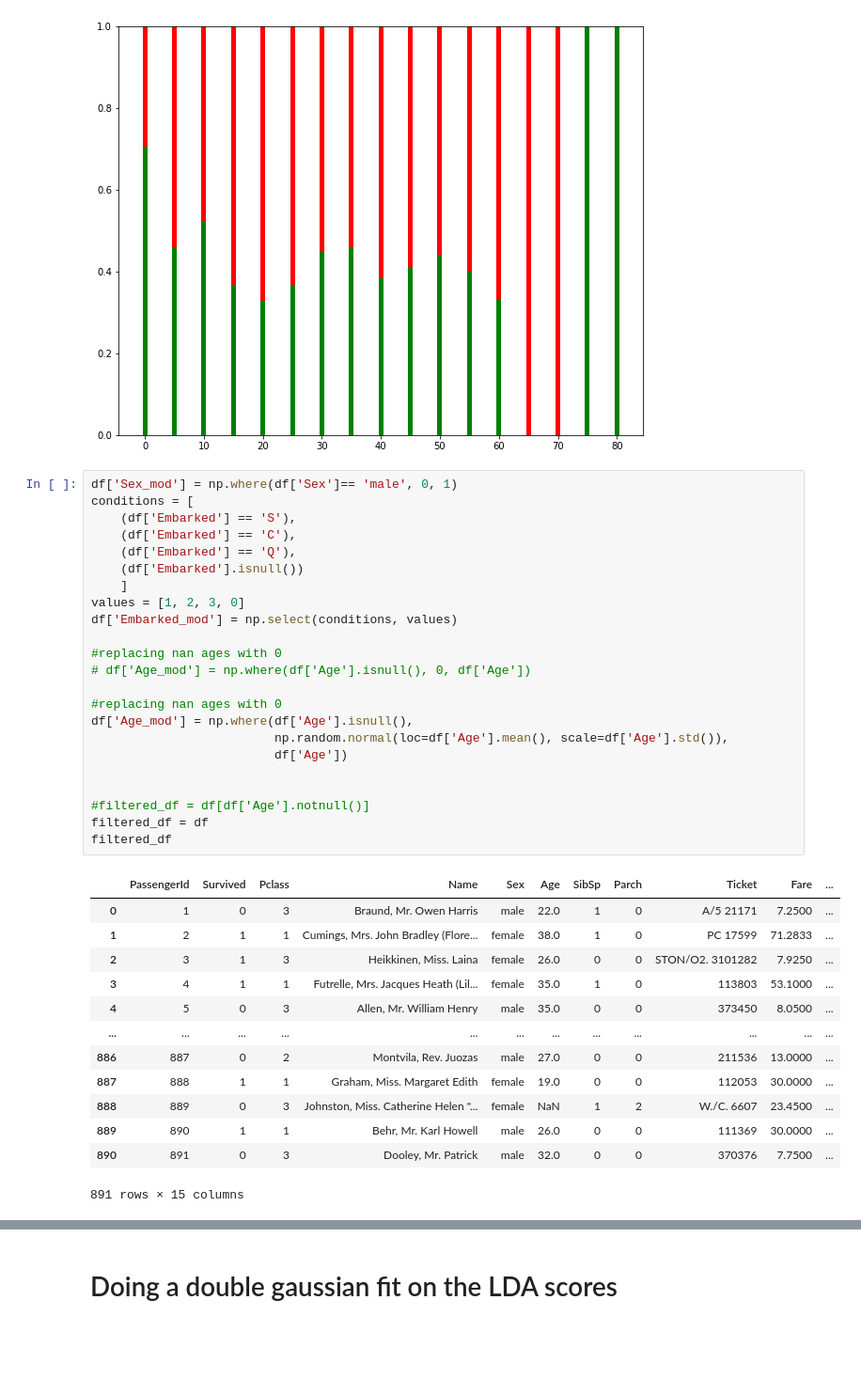
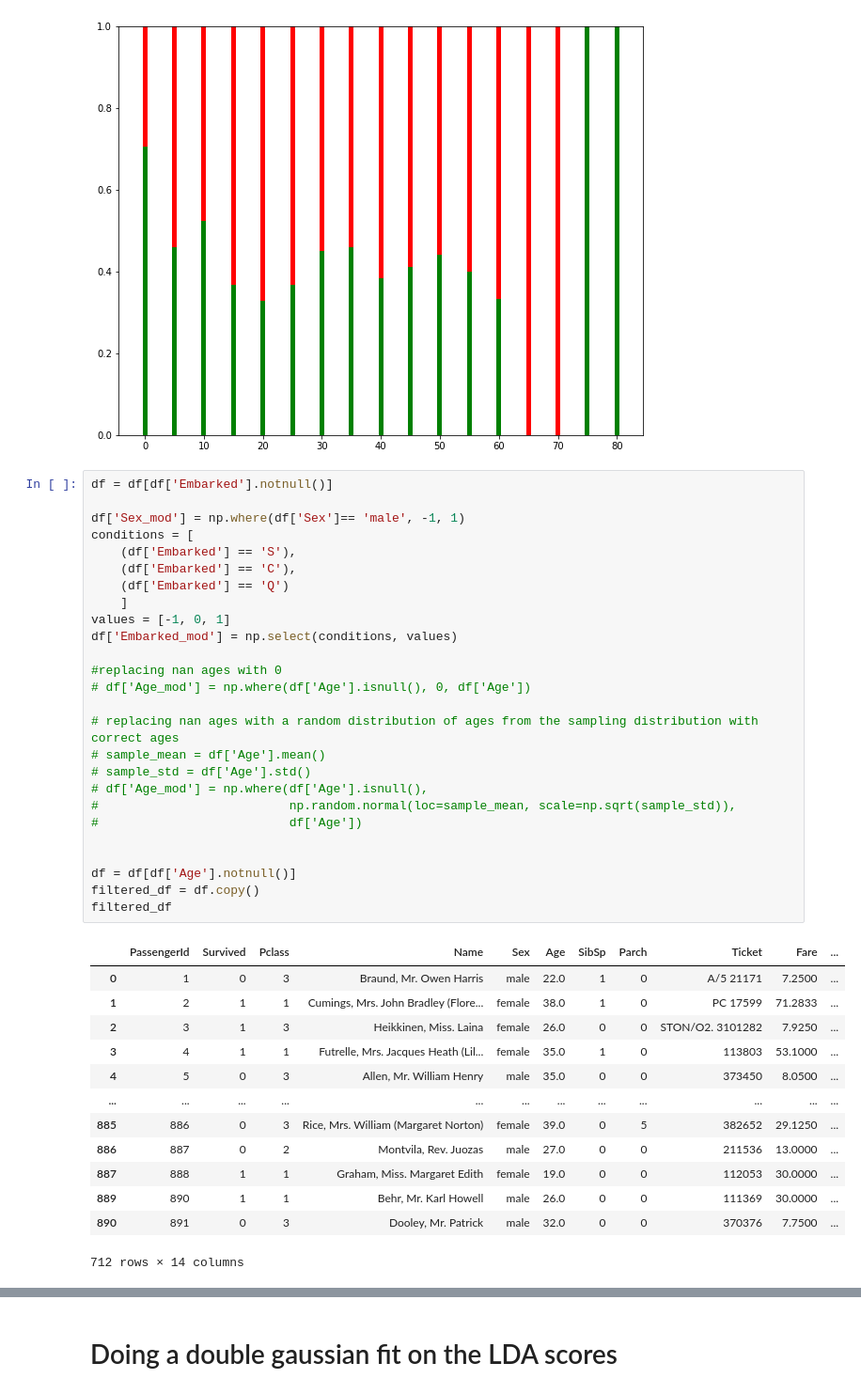
Before and after one commit to gshikhri/kaggle-titanic, a Jupyter notebook: kaggle-titanic.ipynb, the cells around one changed output, grey strips where cells are left out. Shown: that part at 94% size. Cells and saved outputs as stored; diff of their text form; blank space fills up the shorter version.

```diff
--- a/kaggle-titanic.ipynb
+++ b/kaggle-titanic.ipynb
@@ -85,39 +85,42 @@ for i in range(len(bin_edges)-1):
 # %% [output]
 [figure]
 # %%
-df['Sex_mod'] = np.where(df['Sex']== 'male', 0, 1)
+df = df[df['Embarked'].notnull()]
+
+df['Sex_mod'] = np.where(df['Sex']== 'male', -1, 1)
 conditions = [
     (df['Embarked'] == 'S'),
     (df['Embarked'] == 'C'),
-    (df['Embarked'] == 'Q'),
-    (df['Embarked'].isnull())
+    (df['Embarked'] == 'Q')
     ]
-values = [1, 2, 3, 0]
+values = [-1, 0, 1]
 df['Embarked_mod'] = np.select(conditions, values)
 
 #replacing nan ages with 0
 # df['Age_mod'] = np.where(df['Age'].isnull(), 0, df['Age'])
 
-#replacing nan ages with 0
-df['Age_mod'] = np.where(df['Age'].isnull(),
-                         np.random.normal(loc=df['Age'].mean(), scale=df['Age'].std()),
-                         df['Age'])
+# replacing nan ages with a random distribution of ages from the sampling distribution with correct ages
+# sample_mean = df['Age'].mean()
+# sample_std = df['Age'].std()
+# df['Age_mod'] = np.where(df['Age'].isnull(),
+#                          np.random.normal(loc=sample_mean, scale=np.sqrt(sample_std)),
+#                          df['Age'])
 
 
-#filtered_df = df[df['Age'].notnull()]
-filtered_df = df
+df = df[df['Age'].notnull()]
+filtered_df = df.copy()
 filtered_df
 # %% [output]
 |  | PassengerId | Survived | Pclass | Name | Sex | Age | SibSp | Parch | Ticket | Fare | ... |
 | 0 | 1 | 0 | 3 | Braund, Mr. Owen Harris | male | 22.0 | 1 | 0 | A/5 21171 | 7.2500 | ... |
 | 1 | 2 | 1 | 1 | Cumings, Mrs. John Bradley (Flore... | female | 38.0 | 1 | 0 | PC 17599 | 71.2833 | ... |
 | 2 | 3 | 1 | 3 | Heikkinen, Miss. Laina | female | 26.0 | 0 | 0 | STON/O2. 3101282 | 7.9250 | ... |
 | 3 | 4 | 1 | 1 | Futrelle, Mrs. Jacques Heath (Lil... | female | 35.0 | 1 | 0 | 113803 | 53.1000 | ... |
 | 4 | 5 | 0 | 3 | Allen, Mr. William Henry | male | 35.0 | 0 | 0 | 373450 | 8.0500 | ... |
 | ... | ... | ... | ... | ... | ... | ... | ... | ... | ... | ... | ... |
+| 885 | 886 | 0 | 3 | Rice, Mrs. William (Margaret Norton) | female | 39.0 | 0 | 5 | 382652 | 29.1250 | ... |
 | 886 | 887 | 0 | 2 | Montvila, Rev. Juozas | male | 27.0 | 0 | 0 | 211536 | 13.0000 | ... |
 | 887 | 888 | 1 | 1 | Graham, Miss. Margaret Edith | female | 19.0 | 0 | 0 | 112053 | 30.0000 | ... |
-| 888 | 889 | 0 | 3 | Johnston, Miss. Catherine Helen "... | female | NaN | 1 | 2 | W./C. 6607 | 23.4500 | ... |
 | 889 | 890 | 1 | 1 | Behr, Mr. Karl Howell | male | 26.0 | 0 | 0 | 111369 | 30.0000 | ... |
 | 890 | 891 | 0 | 3 | Dooley, Mr. Patrick | male | 32.0 | 0 | 0 | 370376 | 7.7500 | ... |
-891 rows × 15 columns
+712 rows × 14 columns
```
Also changed, not shown: parts of 16 cells of this notebook, 3 other files.
